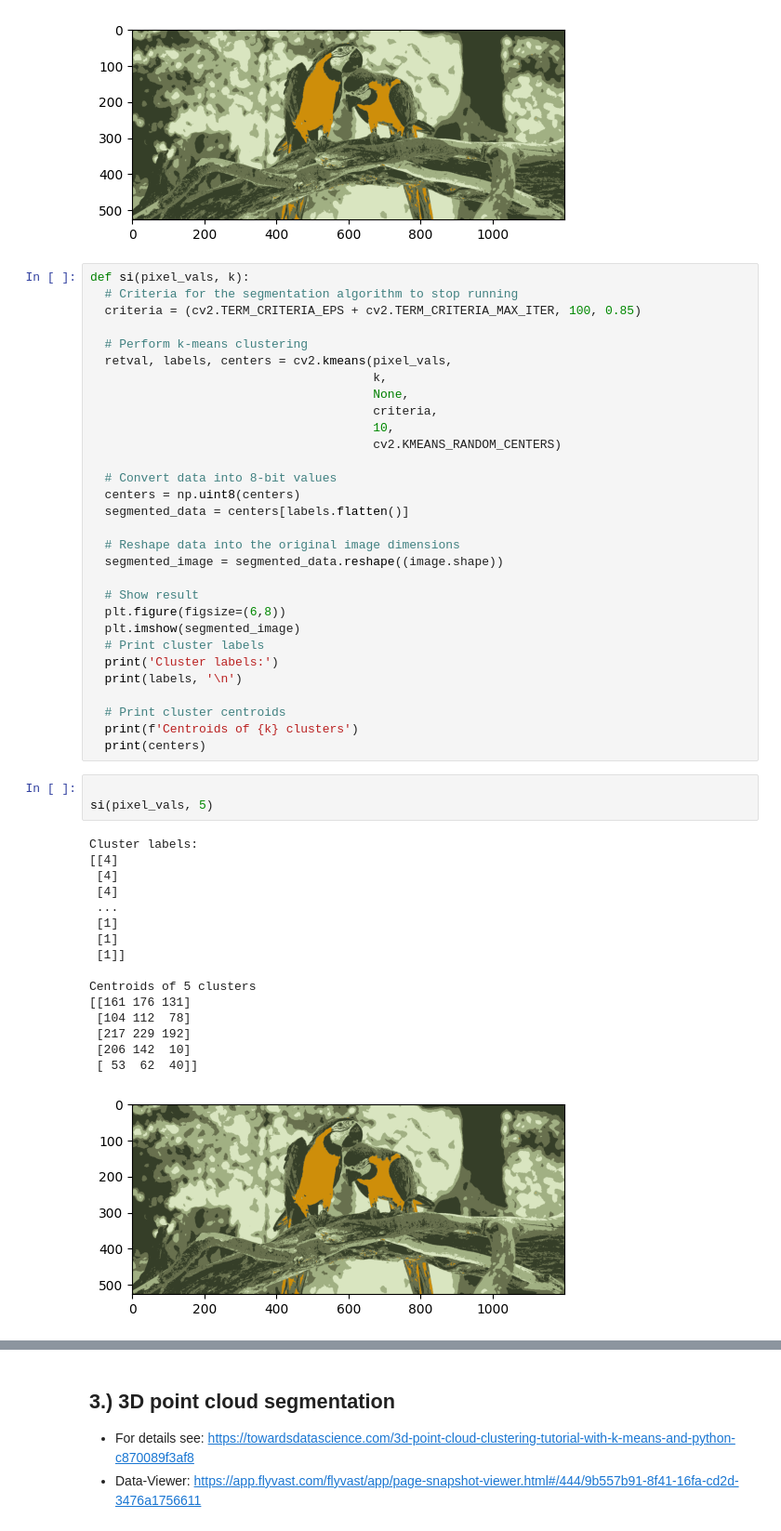
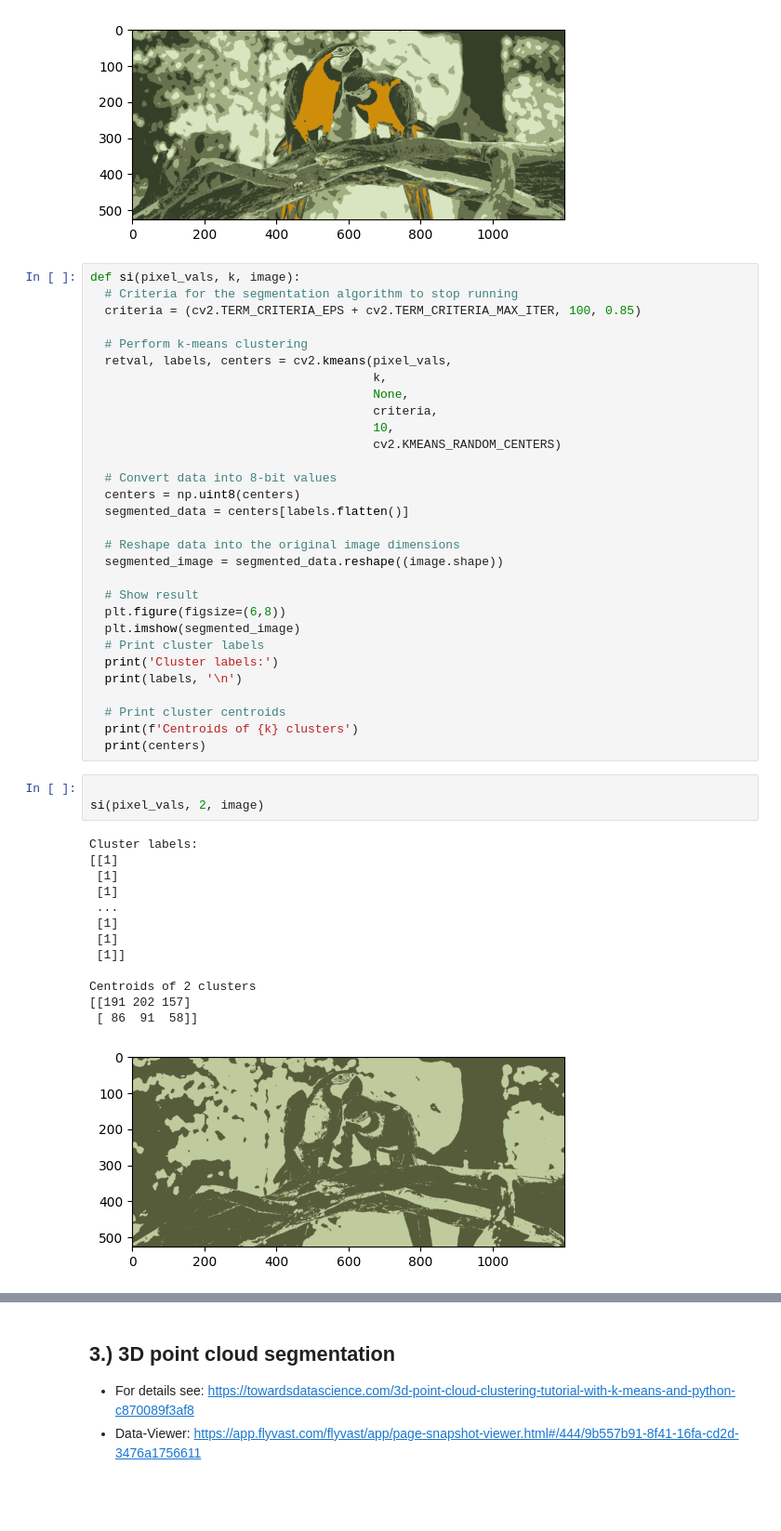
Before and after one commit to DiegoGlez28/data_analytics_zhaw, a Jupyter notebook: Week_10/k-means_clustering.ipynb, the cells around one changed output, grey strips where cells are left out. Shown at 93% size. Cells and saved outputs as stored; diff of their text form; blank space fills up the shorter version.

```diff
--- a/Week_10/k-means_clustering.ipynb
+++ b/Week_10/k-means_clustering.ipynb
@@ -280,7 +282,7 @@ plt.imshow(segmented_image)
 <matplotlib.image.AxesImage at 0x...>
 [figure]
 # %%
-def si(pixel_vals, k):
+def si(pixel_vals, k, image):
   # Criteria for the segmentation algorithm to stop running
   criteria = (cv2.TERM_CRITERIA_EPS + cv2.TERM_CRITERIA_MAX_ITER, 100, 0.85)
 
@@ -311,21 +313,18 @@ def si(pixel_vals, k):
   print(centers)
 # %%
 
-si(pixel_vals, 5)
+si(pixel_vals, 2, image)
 # %% [output]
 Cluster labels:
-[[4]
- [4]
- [4]
+[[1]
+ [1]
+ [1]
  ...
  [1]
  [1]
  [1]]
 
-Centroids of 5 clusters
-[[161 176 131]
- [104 112  78]
- [217 229 192]
- [206 142  10]
- [ 53  62  40]]
+Centroids of 2 clusters
+[[191 202 157]
+ [ 86  91  58]]
-[figure, old version]
+[figure, new version]
```
Also changed, not shown: parts of 31 cells of this notebook, 2 other files.
